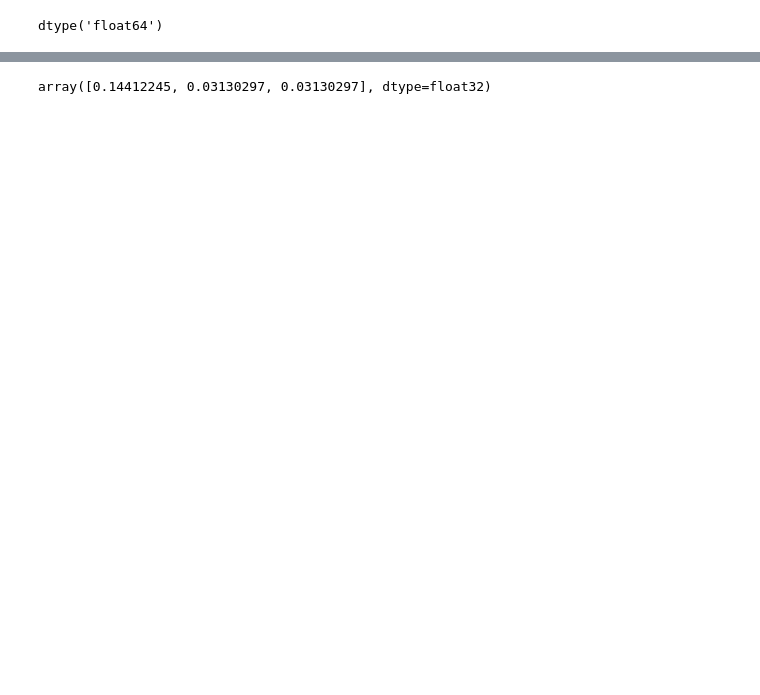
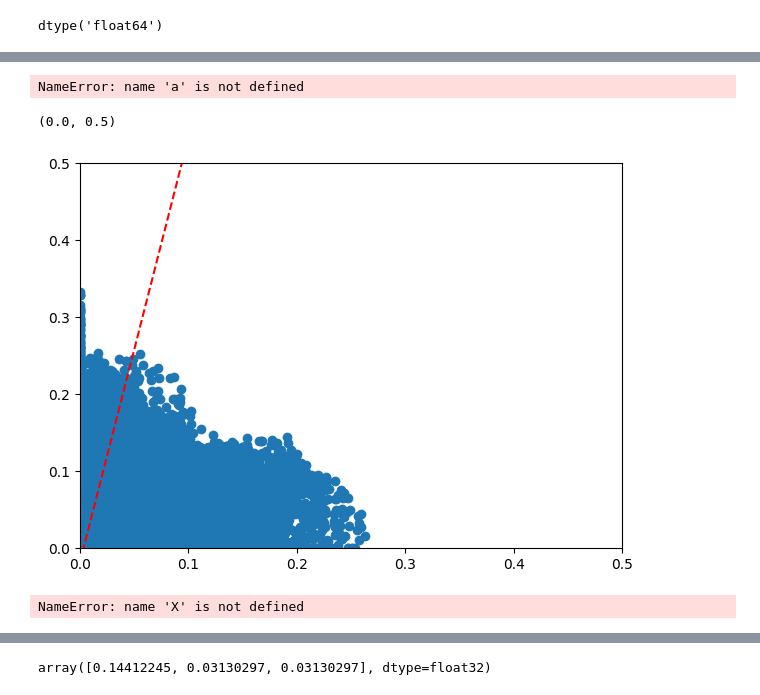
Before and after one commit to Jhko725/ProteinStructureReconstruction.jl, a Jupyter notebook: notebooks/analyze_sim.ipynb, the cells around one changed output, grey strips where cells are left out. Drawn from its saved outputs; the diff is of its cells as text; code cells hidden in the pictures; blank space fills up the shorter version.

```diff
--- a/notebooks/analyze_sim.ipynb
+++ b/notebooks/analyze_sim.ipynb
@@ -29,0 +95,34 @@ dtype('float64')
+# %%
+def deming_regression(x, y) -> tuple[float, float]:
+    x_mean, y_mean = np.mean(x), np.mean(y)
+    x_, y_ = x - x_mean, y - y_mean
+    s_xx, s_yy = np.mean(x_ * x_), np.mean(y_ * y_)
+    s_xy = np.mean(x_ * y_)
+    p = (s_xx - s_yy) / (2 * s_xy)
+    slope = -p + np.sqrt(1 + p * p)
+    intercept = y_mean - slope * x_mean
+    return slope, intercept
+
+
+def pearson_r(x, y) -> float:
+    x_, y_ = x - np.mean(x), y - np.mean(y)
+    s_xx, s_yy = np.mean(x_ * x_), np.mean(y_ * y_)
+    s_xy = np.mean(x_ * y_)
+    return s_xy / np.sqrt(s_xx * s_yy)
+# %%
+a, b
+# %% [output]
+NameError: name 'a' is not defined
+# %%
+X, Y = data[0, :, 0:128, :128].flatten(), data[1, :, 0:128, :128].flatten()
+a, b = deming_regression(X, Y)
+
+fig, ax = plt.subplots(1, 1, figsize=(7, 5))
+ax.scatter(X, Y)
+x = np.linspace(0, 0.25, 100)
+ax.plot(x, a * x + b, "--", color="red")
+ax.set_xlim((0, 0.5))
+ax.set_ylim((0, 0.5))
+# %% [output]
+(0.0, 0.5)
+[figure, added]
@@ -29,0 +149,18 @@ dtype('float64')
+# %%
+threshold_max = np.minimum(np.max(X), (np.max(Y) - b) / a)
+thresholds = np.linspace(0, threshold_max, 100)
+
+
+for T in thresholds[::-1]:
+    above_threshold = np.logical_and(X > T, Y > a * T + b)
+    r = pearson_r(X[~above_threshold], Y[~above_threshold])
+    if r <= 0.0:
+        break
+print(T)
+print(r)
+print(pearson_r(X[above_threshold], Y[above_threshold]))
+M1 = np.sum(X[above_threshold]) / np.sum(X)
+M2 = np.sum(Y[above_threshold]) / np.sum(Y)
+print(M1, M2)
+# %% [output]
+NameError: name 'X' is not defined
```
Also changed, not shown: parts of 35 cells of this notebook, 2 other files.
